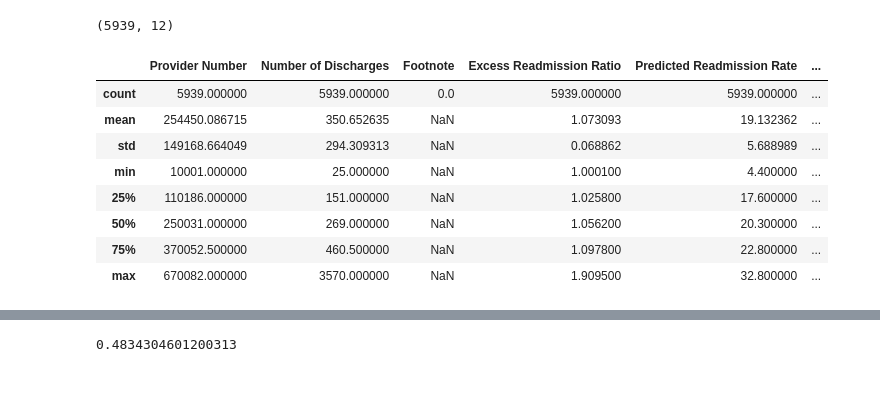
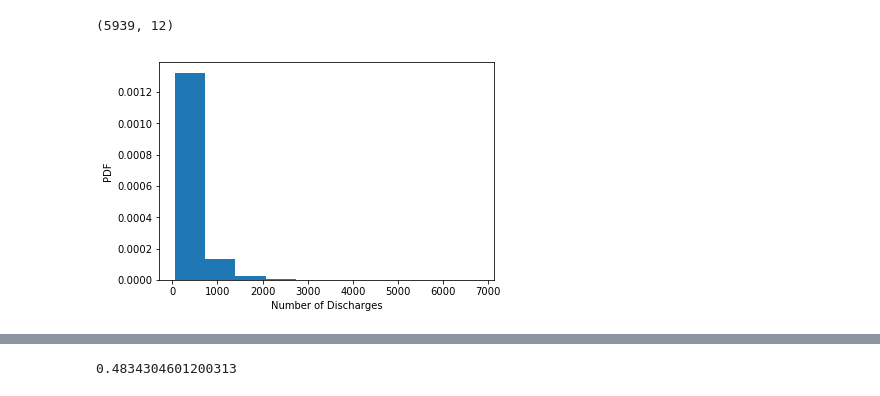
Before and after one commit to DrAugustine1981/Springboard, a Jupyter notebook: hospital_readmission_EDA.ipynb, the cells around one changed output, grey strips where cells are left out. Cells and saved outputs as stored; diff of their text form; code cells hidden in the pictures.

Commit message:
revised hospital readmission

```diff
--- a/hospital_readmission_EDA.ipynb
+++ b/hospital_readmission_EDA.ipynb
@@ -253,16 +258,12 @@ hosp2=new[new['Excess Readmission Ratio']>1]
 hosp2.shape
 # %% [output]
 (5939, 12)
-# %%
-h2=hosp2.describe()
-h2
-# %% [output]
-|  | Provider Number | Number of Discharges | Footnote | Excess Readmission Ratio | Predicted Readmission Rate | ... |
-| count | 5939.000000 | 5939.000000 | 0.0 | 5939.000000 | 5939.000000 | ... |
-| mean | 254450.086715 | 350.652635 | NaN | 1.073093 | 19.132362 | ... |
-| std | 149168.664049 | 294.309313 | NaN | 0.068862 | 5.688989 | ... |
-| min | 10001.000000 | 25.000000 | NaN | 1.000100 | 4.400000 | ... |
-| 25% | 110186.000000 | 151.000000 | NaN | 1.025800 | 17.600000 | ... |
-| 50% | 250031.000000 | 269.000000 | NaN | 1.056200 | 20.300000 | ... |
-| 75% | 370052.500000 | 460.500000 | NaN | 1.097800 | 22.800000 | ... |
-| max | 670082.000000 | 3570.000000 | NaN | 1.909500 | 32.800000 | ... |
+# %%
+plt.figure('Number of Discharges Histogram')
+plt.hist(hosp1['Number of Discharges'], bins=10, normed=True)
+plt.xlabel('Number of Discharges')
+plt.ylabel('PDF')
+
+plt.show()
+# %% [output]
+[figure, added]
```
Also changed, not shown: parts of 4 cells of this notebook.
